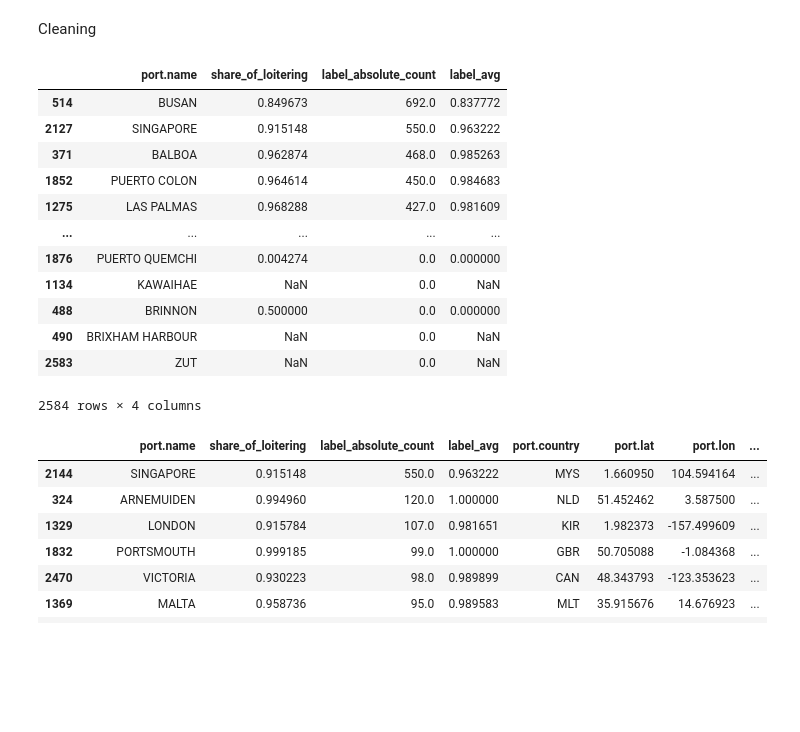
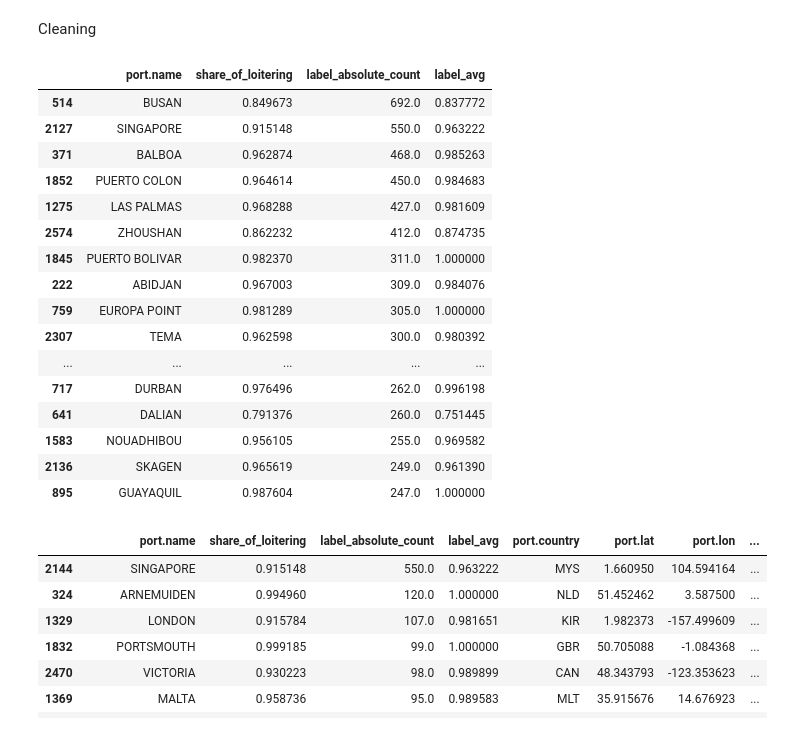
Before and after one commit to sebdodt/90739-iuu-systems-project, a Jupyter notebook: port_evaluation/eda/midterm/3_ports/ports.ipynb, the cells around one changed output. Cells and saved outputs as stored; diff of their text form; code cells hidden in the pictures; blank space fills up the shorter version.

```diff
--- a/port_evaluation/eda/midterm/3_ports/ports.ipynb
+++ b/port_evaluation/eda/midterm/3_ports/ports.ipynb
@@ -42,21 +47,25 @@ share_of_bad_visits = port_vessel_with_label.groupby('port.name')['label'].mean(
 ports_summary = share_of_loitering.merge(number_of_bad_visits, on='port.name', how='left')
 ports_summary = ports_summary.merge(share_of_bad_visits, on='port.name', how='left', suffixes=('_absolute_count', '_avg'))
 # %%
-ports_summary.sort_values('label_absolute_count', ascending=False)
+ports_summary.sort_values('label_absolute_count', ascending=False).head(20)
 # %% [output]
 |  | port.name | share_of_loitering | label_absolute_count | label_avg |
 | 514 | BUSAN | 0.849673 | 692.0 | 0.837772 |
 | 2127 | SINGAPORE | 0.915148 | 550.0 | 0.963222 |
 | 371 | BALBOA | 0.962874 | 468.0 | 0.985263 |
 | 1852 | PUERTO COLON | 0.964614 | 450.0 | 0.984683 |
 | 1275 | LAS PALMAS | 0.968288 | 427.0 | 0.981609 |
+| 2574 | ZHOUSHAN | 0.862232 | 412.0 | 0.874735 |
+| 1845 | PUERTO BOLIVAR | 0.982370 | 311.0 | 1.000000 |
+| 222 | ABIDJAN | 0.967003 | 309.0 | 0.984076 |
+| 759 | EUROPA POINT | 0.981289 | 305.0 | 1.000000 |
+| 2307 | TEMA | 0.962598 | 300.0 | 0.980392 |
 | ... | ... | ... | ... | ... |
-| 1876 | PUERTO QUEMCHI | 0.004274 | 0.0 | 0.000000 |
-| 1134 | KAWAIHAE | NaN | 0.0 | NaN |
-| 488 | BRINNON | 0.500000 | 0.0 | 0.000000 |
-| 490 | BRIXHAM HARBOUR | NaN | 0.0 | NaN |
-| 2583 | ZUT | NaN | 0.0 | NaN |
+| 717 | DURBAN | 0.976496 | 262.0 | 0.996198 |
+| 641 | DALIAN | 0.791376 | 260.0 | 0.751445 |
+| 1583 | NOUADHIBOU | 0.956105 | 255.0 | 0.969582 |
+| 2136 | SKAGEN | 0.965619 | 249.0 | 0.961390 |
+| 895 | GUAYAQUIL | 0.987604 | 247.0 | 1.000000 |
-2584 rows × 4 columns
 # %%
 data = [[country.alpha_3, country.alpha_2, country.name] for country in pycountry.countries]
 
```
Also changed, not shown: parts of 8 cells of this notebook, 3 other files.
